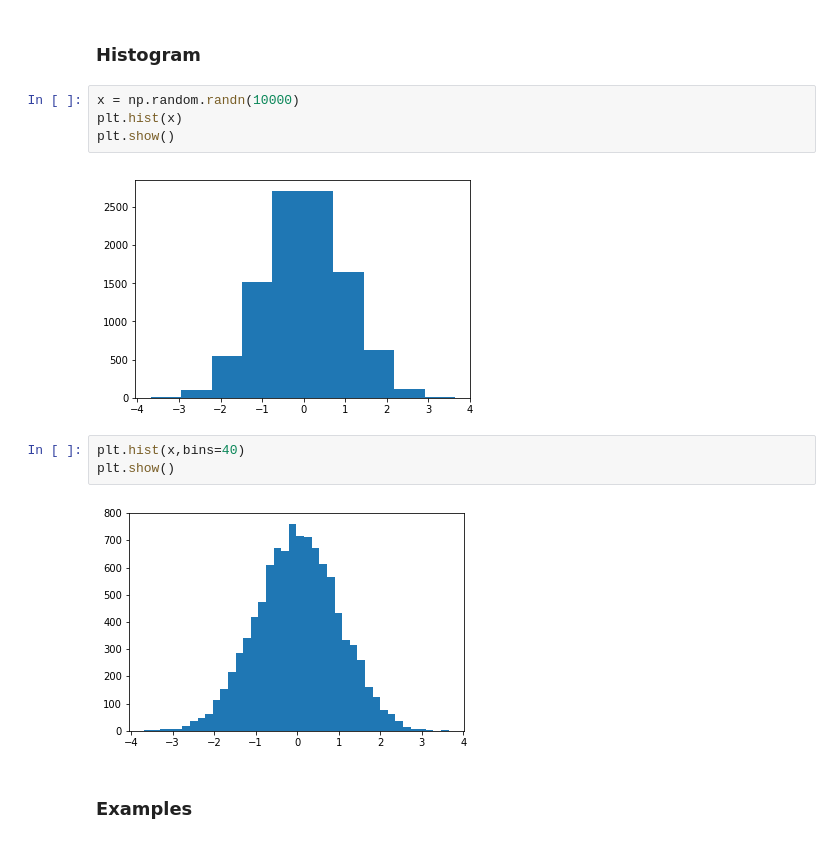
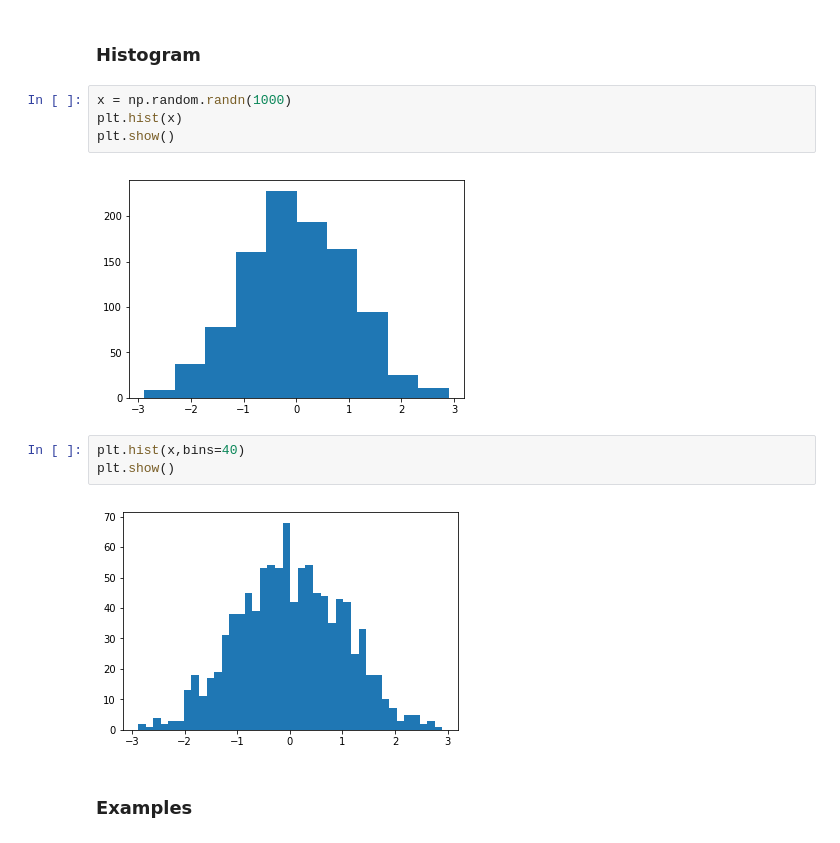
Before and after one commit to mcandar/python_lectures, a Jupyter notebook: chapter_5.ipynb, the cells around one changed output. Saved outputs shown, nothing was run; the diff lists cells and outputs as text.

```diff
--- a/chapter_5.ipynb
+++ b/chapter_5.ipynb
@@ -113,16 +126,16 @@ plt.show()
 # %% [markdown]
 ### Histogram
 # %%
-x = np.random.randn(10000)
+x = np.random.randn(1000)
 plt.hist(x)
 plt.show()
 # %% [output]
-[figure, old version]
+[figure, new version]
 # %%
 plt.hist(x,bins=40)
 plt.show()
 # %% [output]
-[figure, old version]
+[figure, new version]
 # %% [markdown]
 ### Examples
 # %%
```
Also changed, not shown: parts of 20 cells of this notebook.
